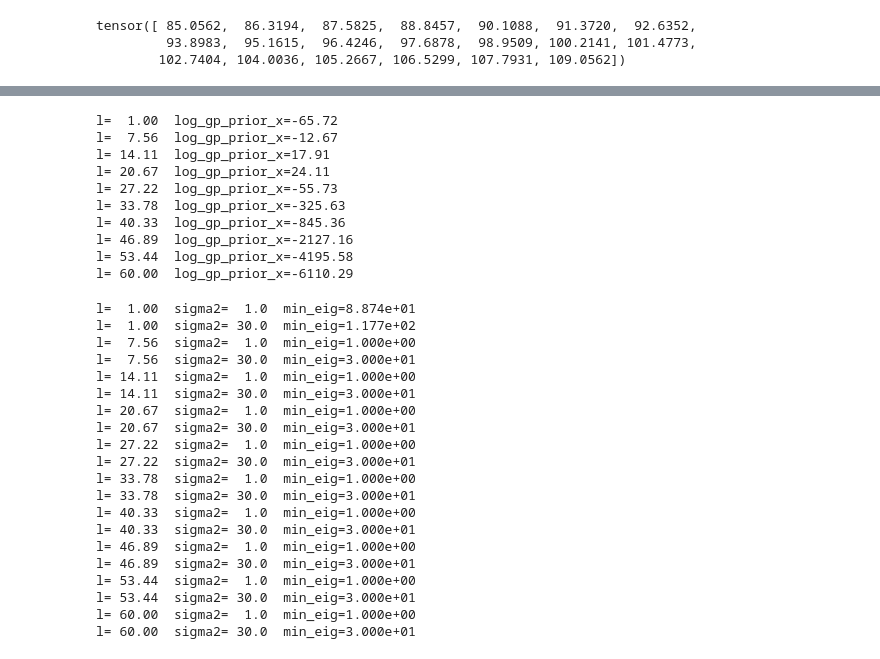
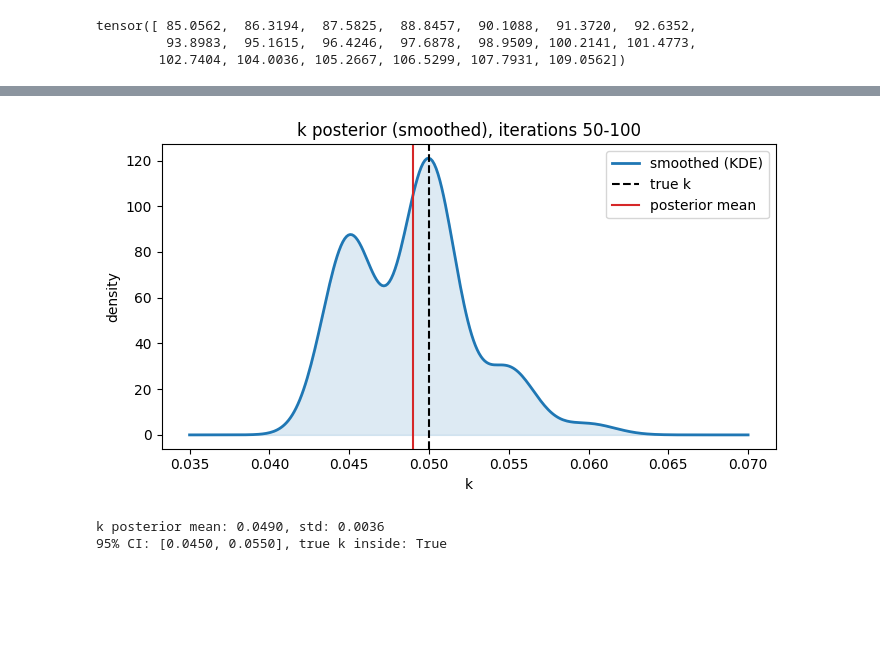
Before and after one commit to sbrunswi/PINN-tutorial, a Jupyter notebook: gaussian_process/gp_ode_first_order.ipynb, the cells around one changed output, grey strips where cells are left out. Drawn from its saved outputs; the diff is of its cells as text; code cells hidden in the pictures; blank space fills up the shorter version.

```diff
--- a/gaussian_process/gp_ode_first_order.ipynb
+++ b/gaussian_process/gp_ode_first_order.ipynb
@@ -1654,44 +496,34 @@ l= 60.00  jitter=8.89e-05  min_eig=8.894e-05  max_eig=1.634e+03  cond=1.837e+07
-# %%
-sf2_fixed = 88.94
-for l_val in l_grid:
-    lp = log_gp_prior_x(x_smoothed, sf2_fixed, l_val.item(), mu_x, rel_jitter=1e-6)
-    print(f"l={l_val.item():6.2f}  log_gp_prior_x={lp:.2f}")
-# %% [output]
-l=  1.00  log_gp_prior_x=-65.72
-l=  7.56  log_gp_prior_x=-12.67
-l= 14.11  log_gp_prior_x=17.91
-l= 20.67  log_gp_prior_x=24.11
-l= 27.22  log_gp_prior_x=-55.73
-l= 33.78  log_gp_prior_x=-325.63
-l= 40.33  log_gp_prior_x=-845.36
-l= 46.89  log_gp_prior_x=-2127.16
-l= 53.44  log_gp_prior_x=-4195.58
-l= 60.00  log_gp_prior_x=-6110.29
-# %%
-# sanity check: does jitter matter at all once sigma2 is added?
-for l_val in l_grid:
-    C0 = build_covariance_blocks(t_obs, torch.tensor(88.94), l_val)
-    for s2 in [sigma2_grid[0].item(), sigma2_grid[-1].item()]:  # worst case: smallest sigma2
-        eigvals = torch.linalg.eigvalsh(C0['xx'] + s2*torch.eye(n))
-        print(f"l={l_val.item():6.2f}  sigma2={s2:5.1f}  min_eig={eigvals.min().item():.3e}")
-# %% [output]
-l=  1.00  sigma2=  1.0  min_eig=8.874e+01
-l=  1.00  sigma2= 30.0  min_eig=1.177e+02
-l=  7.56  sigma2=  1.0  min_eig=1.000e+00
-l=  7.56  sigma2= 30.0  min_eig=3.000e+01
-l= 14.11  sigma2=  1.0  min_eig=1.000e+00
-l= 14.11  sigma2= 30.0  min_eig=3.000e+01
-l= 20.67  sigma2=  1.0  min_eig=1.000e+00
-l= 20.67  sigma2= 30.0  min_eig=3.000e+01
-l= 27.22  sigma2=  1.0  min_eig=1.000e+00
-l= 27.22  sigma2= 30.0  min_eig=3.000e+01
-l= 33.78  sigma2=  1.0  min_eig=1.000e+00
-l= 33.78  sigma2= 30.0  min_eig=3.000e+01
-l= 40.33  sigma2=  1.0  min_eig=1.000e+00
-l= 40.33  sigma2= 30.0  min_eig=3.000e+01
-l= 46.89  sigma2=  1.0  min_eig=1.000e+00
-l= 46.89  sigma2= 30.0  min_eig=3.000e+01
-l= 53.44  sigma2=  1.0  min_eig=1.000e+00
-l= 53.44  sigma2= 30.0  min_eig=3.000e+01
-l= 60.00  sigma2=  1.0  min_eig=1.000e+00
-l= 60.00  sigma2= 30.0  min_eig=3.000e+01
+# %%
+from scipy.stats import gaussian_kde
+
+samples_to_plot = samples_to_plot   # <-- your L=200 run
+burn_in = 50
+k_post = np.array(samples_to_plot['k'][burn_in:])
+
+k_mean = k_post.mean()
+k_std = k_post.std()
+ci_lo, ci_hi = np.percentile(k_post, [2.5, 97.5])
+
+kde = gaussian_kde(k_post)
+k_range = np.linspace(k_post.min() - 0.01, k_post.max() + 0.01, 300)
+density = kde(k_range)
+
+fig, ax = plt.subplots(figsize=(7,4))
+ax.plot(k_range, density, color='tab:blue', linewidth=2, label='smoothed (KDE)')
+ax.fill_between(k_range, density, alpha=0.15, color='tab:blue')
+
+ax.axvline(k_true, color='k', linestyle='--', label='true k')
+ax.axvline(k_mean, color='tab:red', linestyle='-', label='posterior mean')
+
+ax.set_xlabel('k'); ax.set_ylabel('density')
+ax.set_title(f'k posterior (smoothed), iterations {burn_in}-{len(samples_to_plot["k"])}')
+ax.legend()
+plt.tight_layout()
+plt.show()
+
+print(f"k posterior mean: {k_mean:.4f}, std: {k_std:.4f}")
+print(f"95% CI: [{ci_lo:.4f}, {ci_hi:.4f}], true k inside: {ci_lo <= k_true <= ci_hi}")
+# %% [output]
+[figure, added]
+k posterior mean: 0.0490, std: 0.0036
+95% CI: [0.0450, 0.0550], true k inside: True
```
Also changed, not shown: parts of 23 cells of this notebook, 3 other files.
